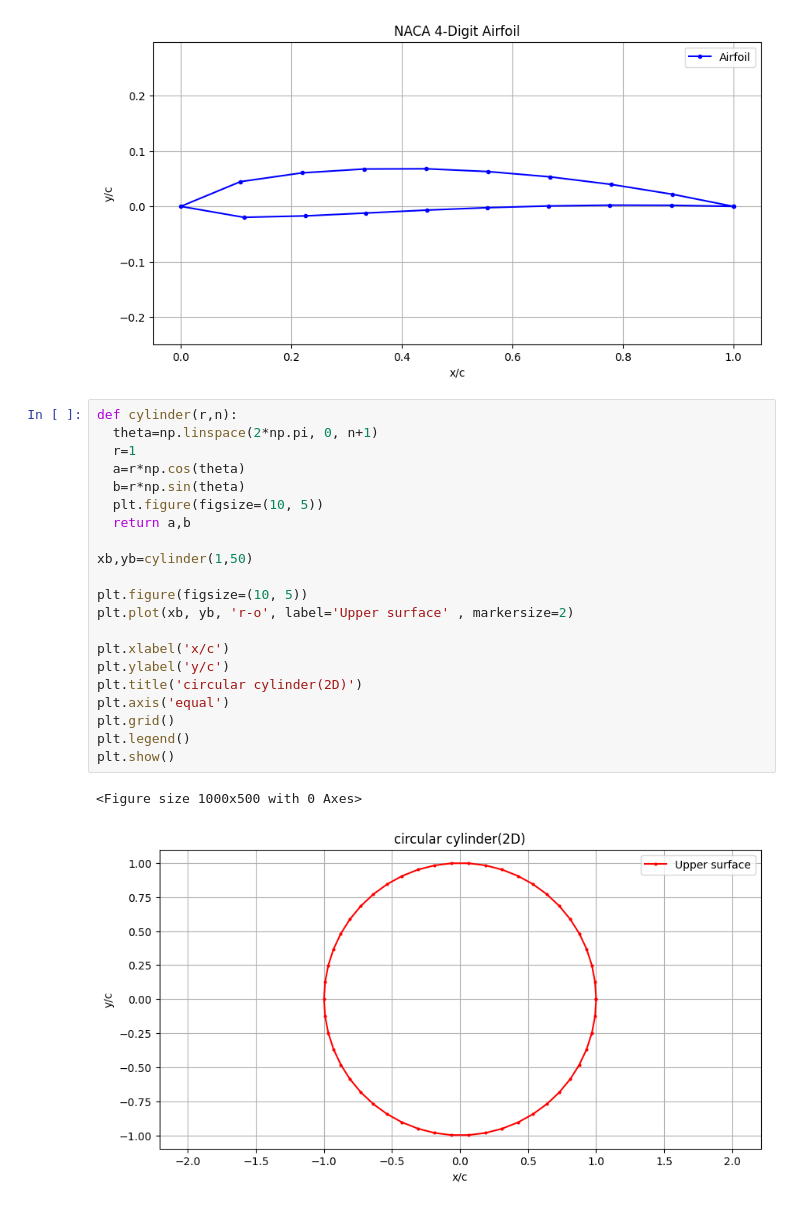
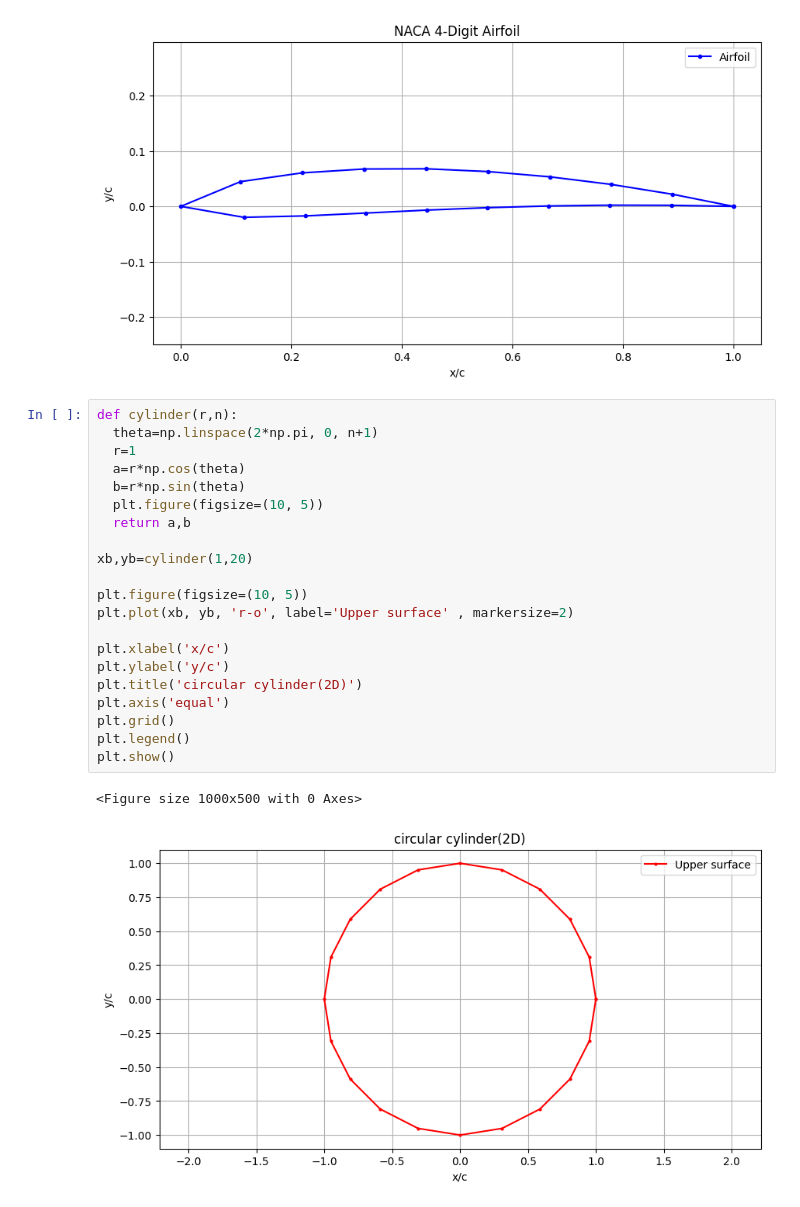
Before and after one commit to adityadamle7/AE611_2026, a Jupyter notebook: Aditya Damle_VP.ipynb, the cells around one changed output. Drawn from its saved outputs; the diff is of its cells as text.

```diff
--- a/Aditya Damle_VP.ipynb
+++ b/Aditya Damle_VP.ipynb
@@ -89,27 +89,27 @@ plt.show()
 # %%
 def cylinder(r,n):
   theta=np.linspace(2*np.pi, 0, n+1)
   r=1
   a=r*np.cos(theta)
   b=r*np.sin(theta)
   plt.figure(figsize=(10, 5))
   return a,b
 
-xb,yb=cylinder(1,50)
+xb,yb=cylinder(1,20)
 
 plt.figure(figsize=(10, 5))
 plt.plot(xb, yb, 'r-o', label='Upper surface' , markersize=2)
 
 plt.xlabel('x/c')
 plt.ylabel('y/c')
 plt.title('circular cylinder(2D)')
 plt.axis('equal')
 plt.grid()
 plt.legend()
 plt.show()
 # %% [output]
 <Figure size 1000x500 with 0 Axes>
-[figure, old version]
+[figure, new version]
 # %%
 ##DEFINE PANEL GEOMETRY
 
```
Also changed, not shown: parts of 4 cells of this notebook.
